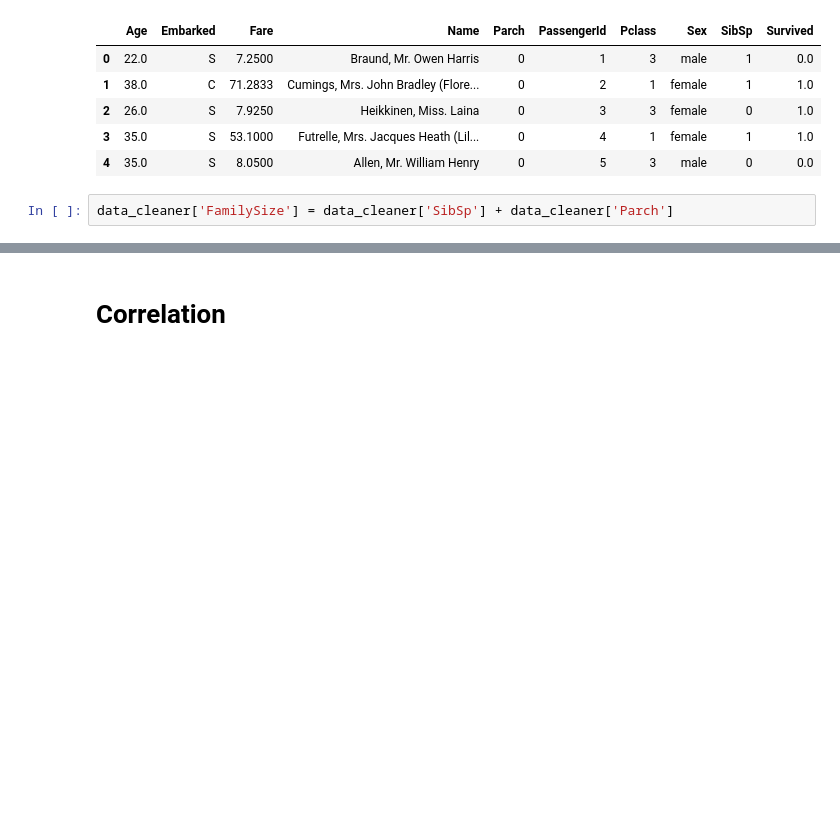
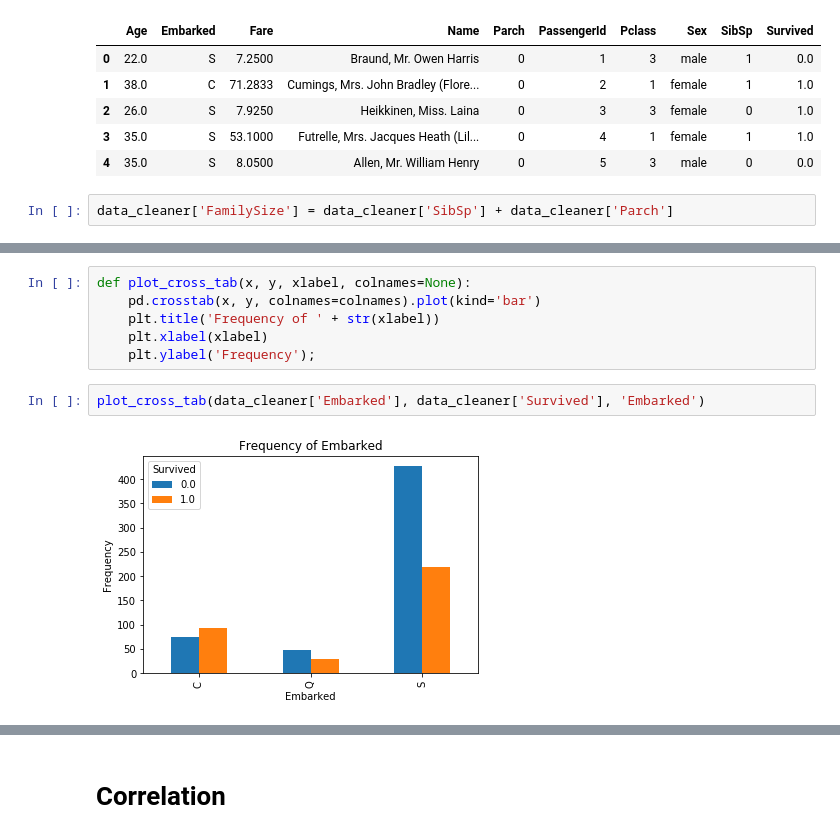
Before and after one commit to csun-data-science-bootcamp-19/Team1, a Jupyter notebook: 1 Cleaning and exploration.ipynb, the cells around one changed output, grey strips where cells are left out. Saved outputs shown, nothing was run; the diff lists cells and outputs as text; blank space fills up the shorter version.

```diff
--- a/1 Cleaning and exploration.ipynb
+++ b/1 Cleaning and exploration.ipynb
@@ -200,0 +238,10 @@ datasetdummy.head(5)
+# %%
+def plot_cross_tab(x, y, xlabel, colnames=None):
+    pd.crosstab(x, y, colnames=colnames).plot(kind='bar')
+    plt.title('Frequency of ' + str(xlabel))
+    plt.xlabel(xlabel)
+    plt.ylabel('Frequency');
+# %%
+plot_cross_tab(data_cleaner['Embarked'], data_cleaner['Survived'], 'Embarked')
+# %% [output]
+[figure, added]
```
Also changed, not shown: parts of 24 cells of this notebook, 2 other files.
